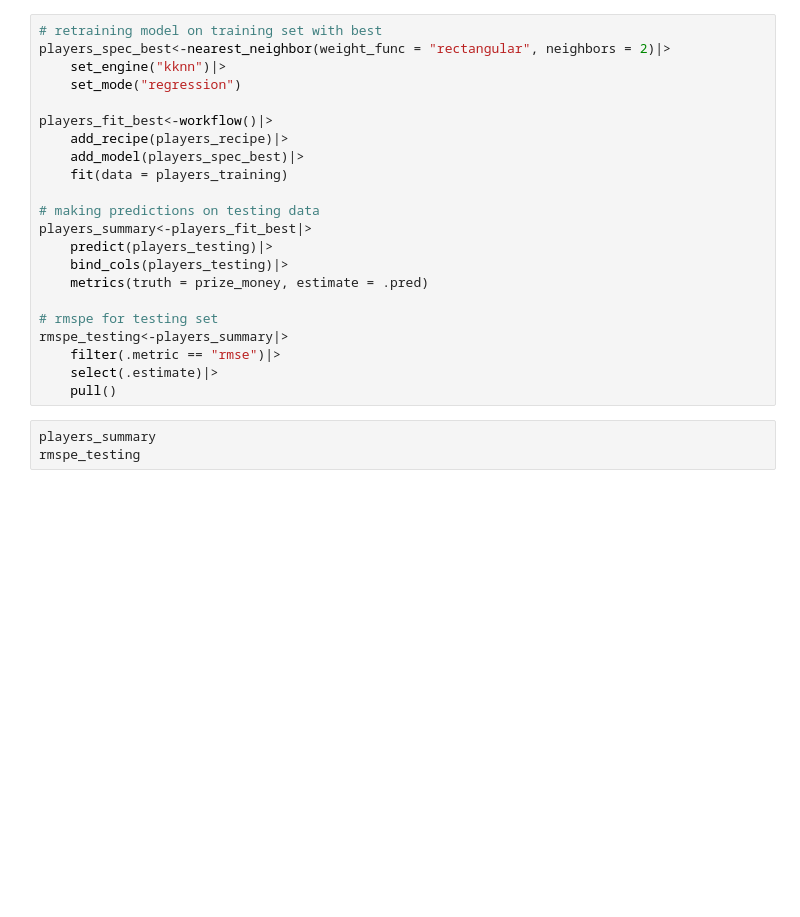
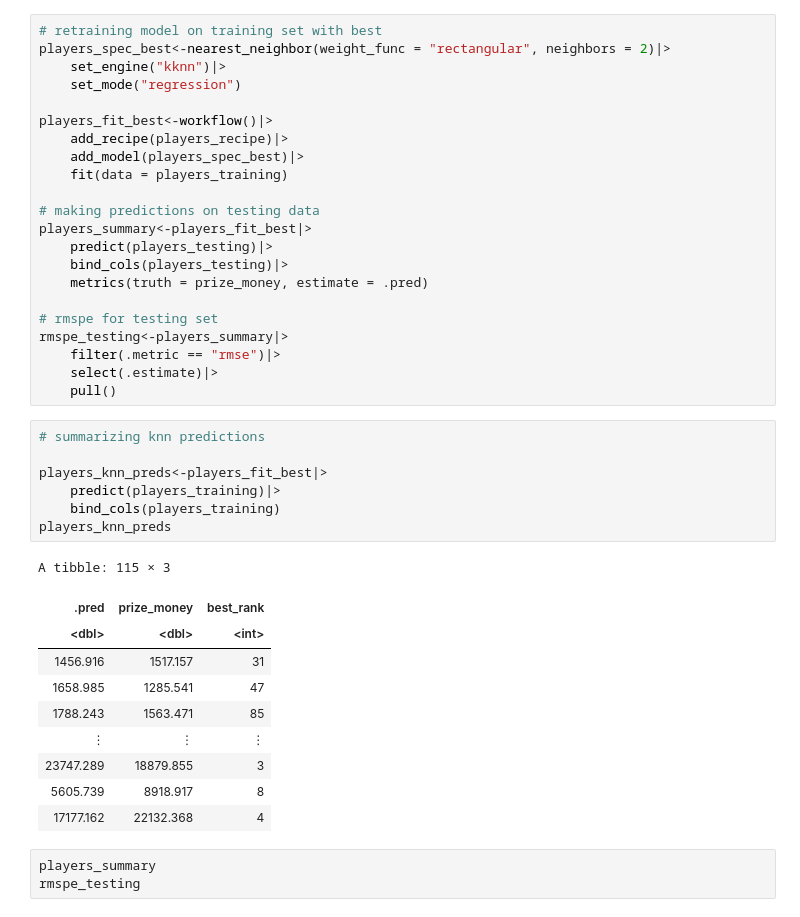
Before and after one commit to renlovette/dsci-100-group-176, a Jupyter notebook: Project Report.ipynb, the cells around one changed output. Cells and saved outputs as stored; diff of their text form; blank space fills up the shorter version.

```diff
--- a/Project Report.ipynb
+++ b/Project Report.ipynb
@@ -246,6 +246,24 @@ rmspe_testing<-players_summary|>
     filter(.metric == "rmse")|>
     select(.estimate)|>
     pull()
+# %%
+# summarizing knn predictions
+
+players_knn_preds<-players_fit_best|>
+    predict(players_training)|>
+    bind_cols(players_training)
+players_knn_preds
+# %% [output]
+A tibble: 115 × 3
+| .pred | prize_money | best_rank |
+| <dbl> | <dbl> | <int> |
+| 1456.916 | 1517.157 | 31 |
+| 1658.985 | 1285.541 | 47 |
+| 1788.243 | 1563.471 | 85 |
+| ⋮ | ⋮ | ⋮ |
+| 23747.289 | 18879.855 | 3 |
+| 5605.739 | 8918.917 | 8 |
+| 17177.162 | 22132.368 | 4 |
 # %%
 players_summary
 rmspe_testing
```
Also changed, not shown: parts of 3 cells of this notebook.
